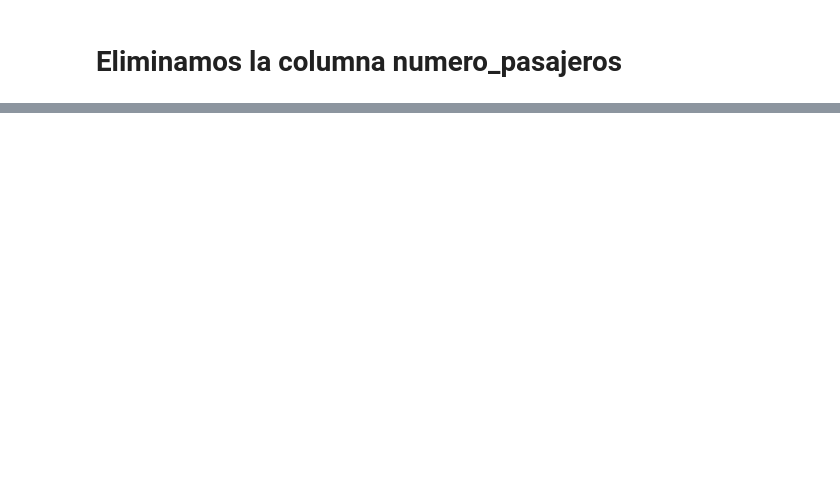
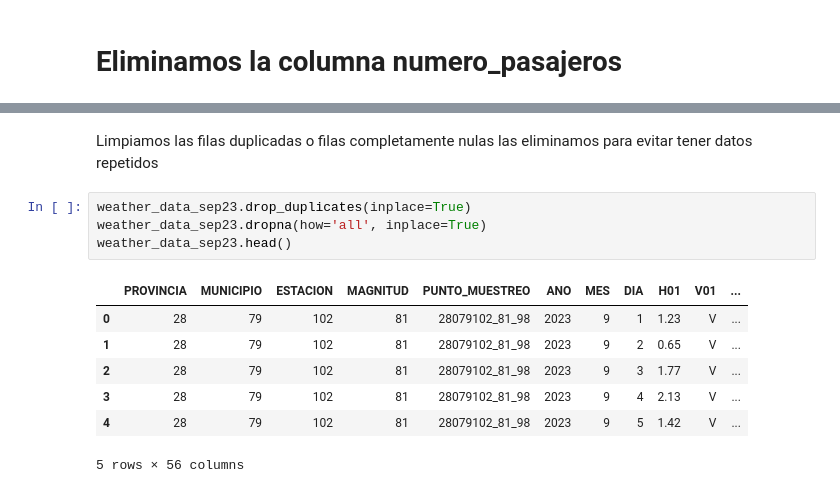
Before and after one commit to lucaramirezo/Traffic-Network-Transparency, a Jupyter notebook: Exploratory_Data_Analysis.ipynb, the cells around one changed output, grey strips where cells are left out. Cells and saved outputs as stored; diff of their text form; blank space fills up the shorter version.

```diff
--- a/Exploratory_Data_Analysis.ipynb
+++ b/Exploratory_Data_Analysis.ipynb
@@ -187,0 +272,14 @@ combined_data.head()
+# %% [markdown]
+Limpiamos las filas duplicadas o filas completamente nulas las eliminamos para evitar tener datos repetidos
+# %%
+weather_data_sep23.drop_duplicates(inplace=True)
+weather_data_sep23.dropna(how='all', inplace=True)
+weather_data_sep23.head()
+# %% [output]
+|  | PROVINCIA | MUNICIPIO | ESTACION | MAGNITUD | PUNTO_MUESTREO | ANO | MES | DIA | H01 | V01 | ... |
+| 0 | 28 | 79 | 102 | 81 | 28079102_81_98 | 2023 | 9 | 1 | 1.23 | V | ... |
+| 1 | 28 | 79 | 102 | 81 | 28079102_81_98 | 2023 | 9 | 2 | 0.65 | V | ... |
+| 2 | 28 | 79 | 102 | 81 | 28079102_81_98 | 2023 | 9 | 3 | 1.77 | V | ... |
+| 3 | 28 | 79 | 102 | 81 | 28079102_81_98 | 2023 | 9 | 4 | 2.13 | V | ... |
+| 4 | 28 | 79 | 102 | 81 | 28079102_81_98 | 2023 | 9 | 5 | 1.42 | V | ... |
+5 rows × 56 columns
```
Also changed, not shown: parts of 19 cells of this notebook, 1 other file.
